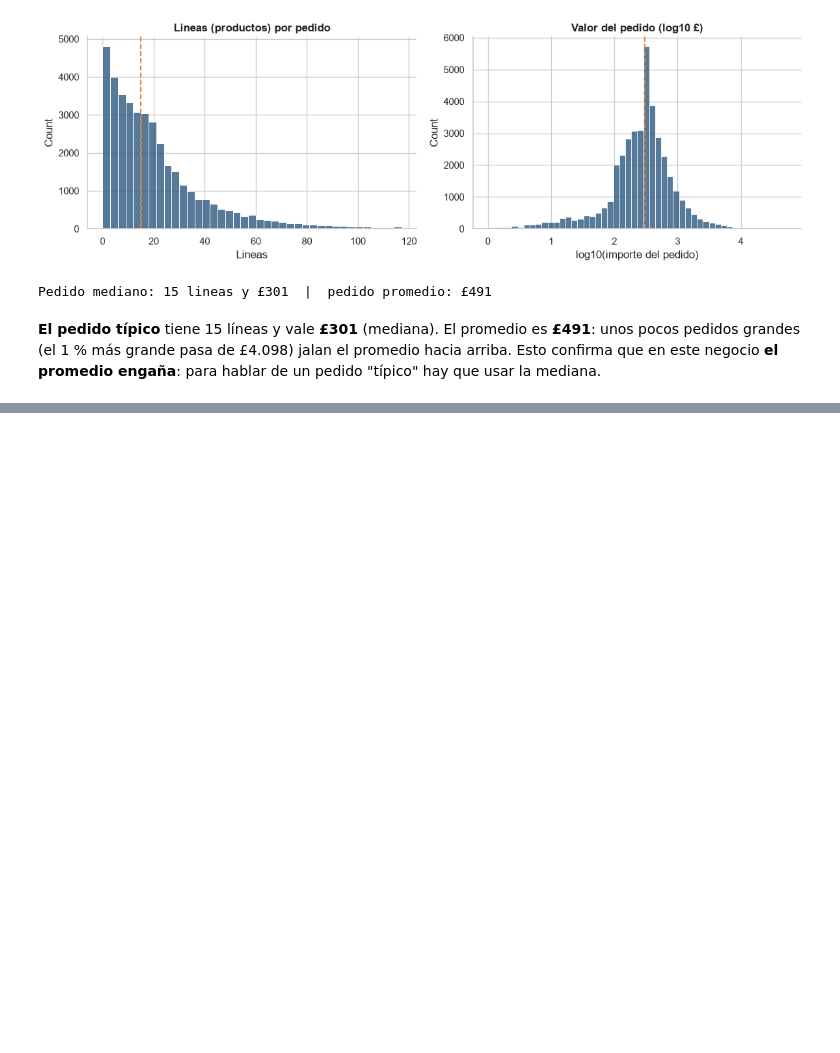
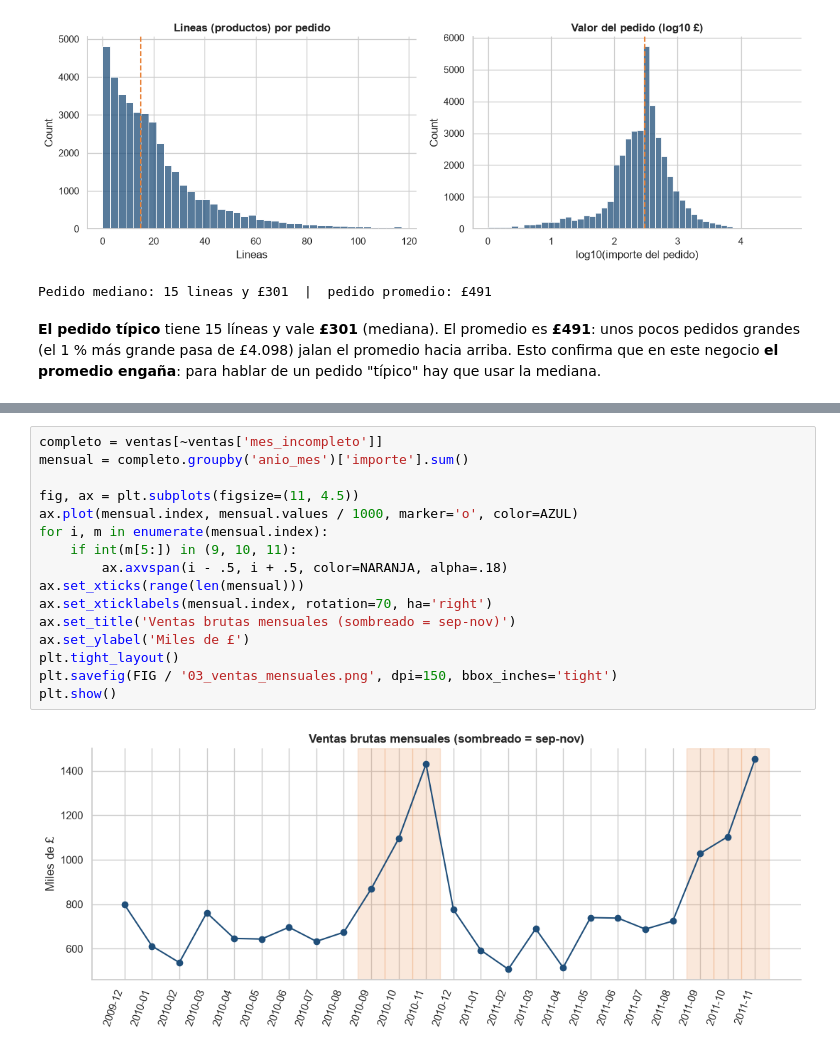
Before and after one commit to Xantyagoh/grupo3-bi-ecommerce, a Jupyter notebook: notebooks/03_eda.ipynb, the cells around one changed output, grey strips where cells are left out. Saved outputs shown, nothing was run; the diff lists cells and outputs as text; blank space fills up the shorter version.

```diff
--- a/notebooks/03_eda.ipynb
+++ b/notebooks/03_eda.ipynb
@@ -111,0 +158,18 @@ Pedido mediano: 15 lineas y £301  |  pedido promedio: £491
+# %%
+completo = ventas[~ventas['mes_incompleto']]
+mensual = completo.groupby('anio_mes')['importe'].sum()
+
+fig, ax = plt.subplots(figsize=(11, 4.5))
+ax.plot(mensual.index, mensual.values / 1000, marker='o', color=AZUL)
+for i, m in enumerate(mensual.index):
+    if int(m[5:]) in (9, 10, 11):
+        ax.axvspan(i - .5, i + .5, color=NARANJA, alpha=.18)
+ax.set_xticks(range(len(mensual)))
+ax.set_xticklabels(mensual.index, rotation=70, ha='right')
+ax.set_title('Ventas brutas mensuales (sombreado = sep-nov)')
+ax.set_ylabel('Miles de £')
+plt.tight_layout()
+plt.savefig(FIG / '03_ventas_mensuales.png', dpi=150, bbox_inches='tight')
+plt.show()
+# %% [output]
+[figure, added]
```
Also changed, not shown: parts of 8 cells of this notebook, 4 other files.
